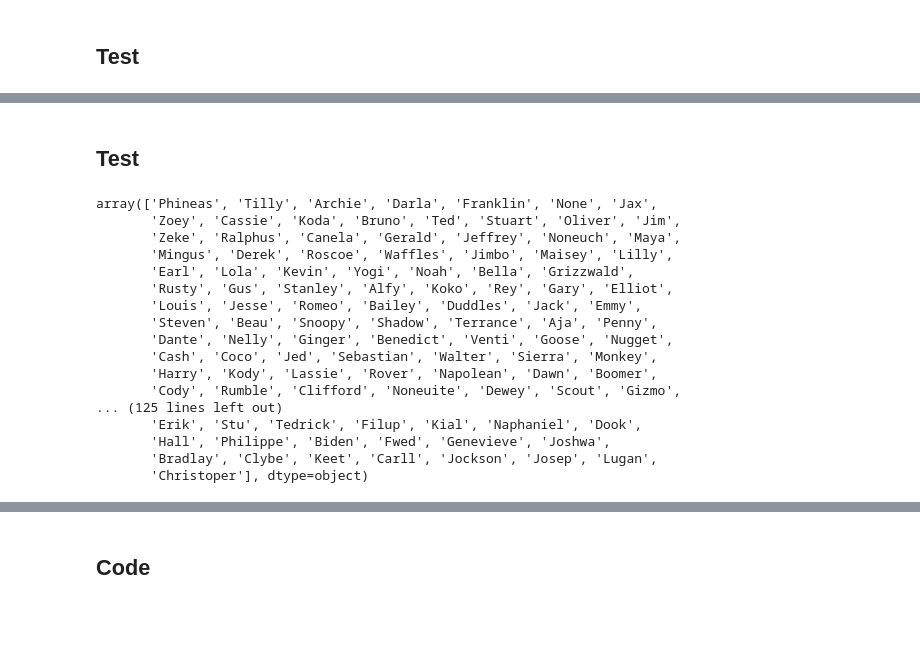
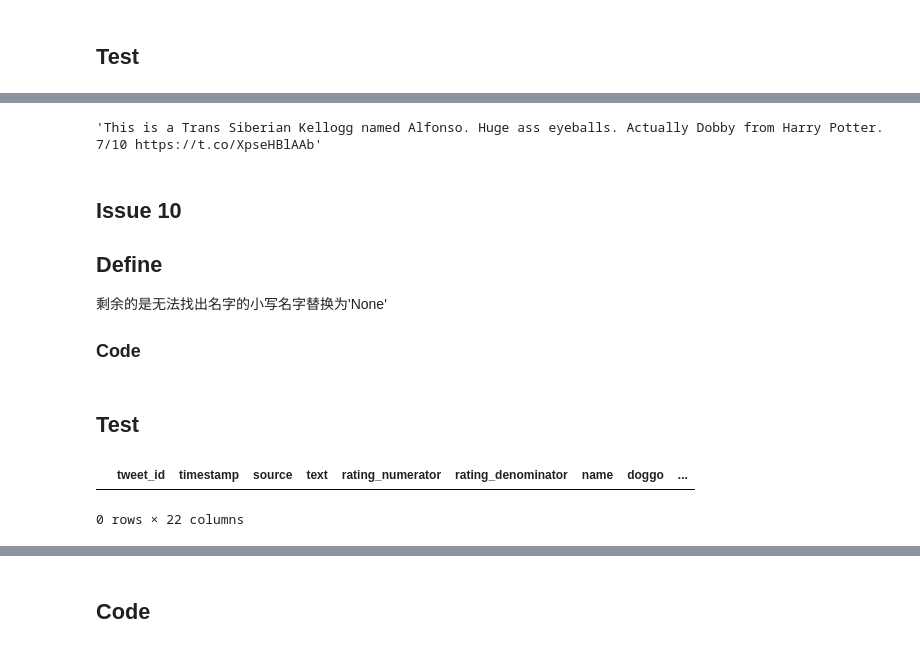
Before and after one commit to mint0528/udacity, a Jupyter notebook: wrangle_act.ipynb, the cells around one changed output, grey strips where cells are left out. Drawn from its saved outputs; the diff is of its cells as text; code cells hidden in the pictures; blank space fills up the shorter version.

```diff
--- a/wrangle_act.ipynb
+++ b/wrangle_act.ipynb
@@ -546,0 +642,2 @@ twitter_archive_clean.name = twitter_archive_clean.name.replace(regex=r"(^[a-z])
+# %%
+twitter_archive_clean.drop(twitter_archive_clean.index[919], inplace=True)
@@ -547,22 +652,22 @@ twitter_archive_clean.name = twitter_archive_clean.name.replace(regex=r"(^[a-z])
+# %%
+twitter_archive_clean.loc[1833, 'name'] = 'Leroi'
+# %%
+twitter_archive_clean.loc[1876, 'text']
+# %% [output]
+'This is a Trans Siberian Kellogg named Alfonso. Huge ass eyeballs. Actually Dobby from Harry Potter. 7/10 https://t.co/XpseHBlAAb'
+# %%
+twitter_archive_clean.loc[1876, 'name'] = 'Alfonso'
+# %% [markdown]
+## Issue 10
+## Define
+剩余的是无法找出名字的小写名字替换为'None'
+### Code
+# %%
+twitter_archive_clean.loc[twitter_archive_clean.name.str.islower(), 'name'] = 'None'
 # %% [markdown]
 ## Test
 # %%
-twitter_archive_clean.name.unique()
+twitter_archive_clean[twitter_archive_clean.name.str.islower()]
 # %% [output]
+|  | tweet_id | timestamp | source | text | rating_numerator | rating_denominator | name | doggo | ... |
-array(['Phineas', 'Tilly', 'Archie', 'Darla', 'Franklin', 'None', 'Jax',
-       'Zoey', 'Cassie', 'Koda', 'Bruno', 'Ted', 'Stuart', 'Oliver', 'Jim',
-       'Zeke', 'Ralphus', 'Canela', 'Gerald', 'Jeffrey', 'Noneuch', 'Maya',
-       'Mingus', 'Derek', 'Roscoe', 'Waffles', 'Jimbo', 'Maisey', 'Lilly',
-       'Earl', 'Lola', 'Kevin', 'Yogi', 'Noah', 'Bella', 'Grizzwald',
-       'Rusty', 'Gus', 'Stanley', 'Alfy', 'Koko', 'Rey', 'Gary', 'Elliot',
-       'Louis', 'Jesse', 'Romeo', 'Bailey', 'Duddles', 'Jack', 'Emmy',
-       'Steven', 'Beau', 'Snoopy', 'Shadow', 'Terrance', 'Aja', 'Penny',
-       'Dante', 'Nelly', 'Ginger', 'Benedict', 'Venti', 'Goose', 'Nugget',
-       'Cash', 'Coco', 'Jed', 'Sebastian', 'Walter', 'Sierra', 'Monkey',
-       'Harry', 'Kody', 'Lassie', 'Rover', 'Napolean', 'Dawn', 'Boomer',
-       'Cody', 'Rumble', 'Clifford', 'Noneuite', 'Dewey', 'Scout', 'Gizmo',
-... (125 lines left out)
-       'Erik', 'Stu', 'Tedrick', 'Filup', 'Kial', 'Naphaniel', 'Dook',
-       'Hall', 'Philippe', 'Biden', 'Fwed', 'Genevieve', 'Joshwa',
-       'Bradlay', 'Clybe', 'Keet', 'Carll', 'Jockson', 'Josep', 'Lugan',
-       'Christoper'], dtype=object)
+0 rows × 22 columns
```
Also changed, not shown: parts of 108 cells of this notebook, 3 other files.
